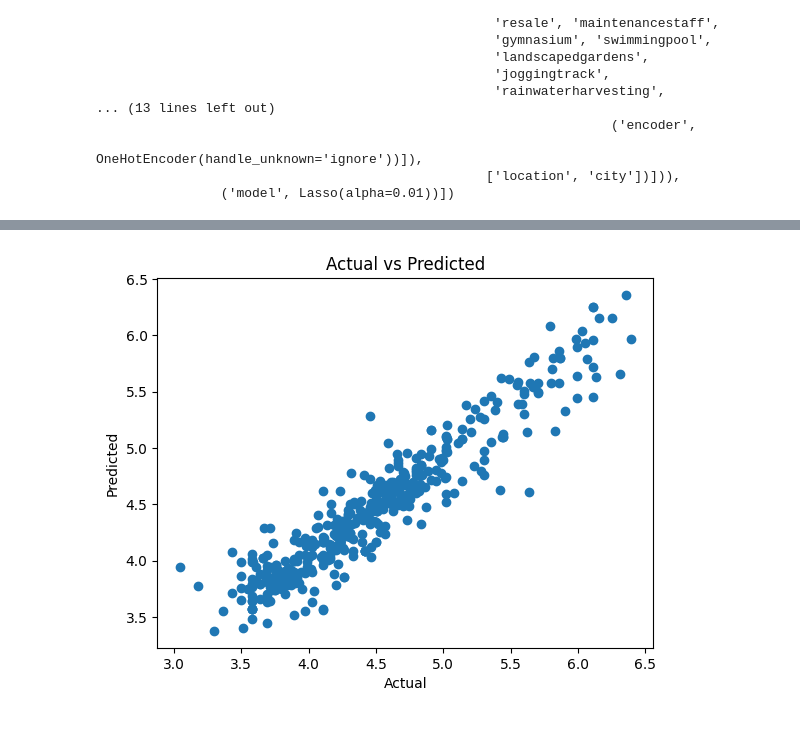
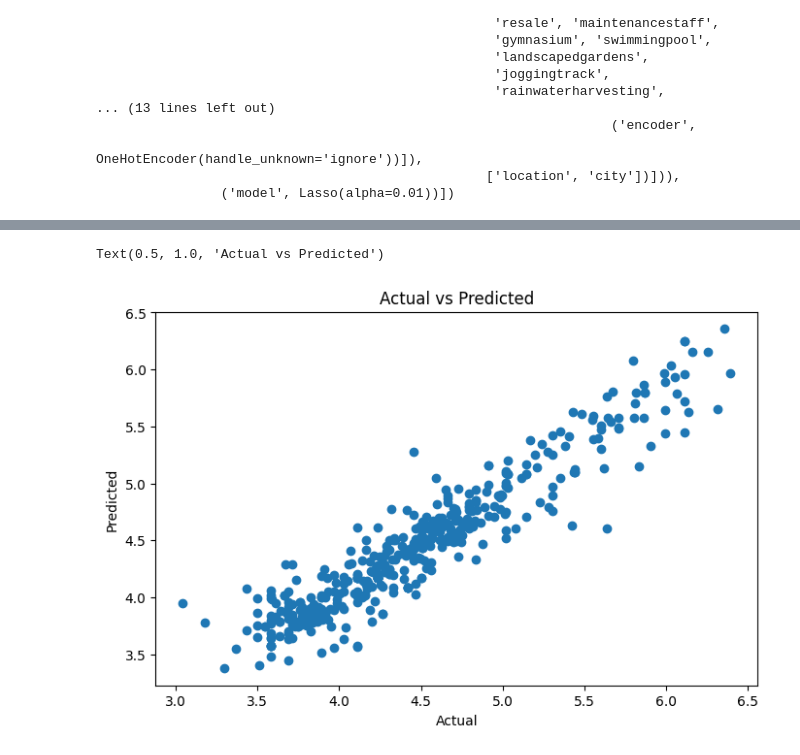
Before and after one commit to MohammedMateen0/Apartment-Price-Predictor, a Jupyter notebook: notebooks/02_linear_models.ipynb, the cells around one changed output, grey strips where cells are left out. Drawn from its saved outputs; the diff is of its cells as text; code cells hidden in the pictures; blank space fills up the shorter version.

```diff
--- a/notebooks/02_linear_models.ipynb
+++ b/notebooks/02_linear_models.ipynb
@@ -60,2 +33,0 @@ df=df[df['City']=="Hyderabad"]
-# %%
-df=df.reset_index(drop=True)
@@ -319,7 +88,7 @@ preprocessor=ColumnTransformer([
     (
         'num',
         numeric_transformer,
-        numeric_features
+        numerical_features
 
     ),
     (
@@ -422,28 +191,35 @@ Pipeline(steps=[('preprocessor',
                                                   ['location', 'city'])])),
                 ('model', Lasso(alpha=0.01))])
 # %%
-def evaluate_model(model,X_test,y_test):
-    preds=model.predict(X_test)
-    rmse=np.sqrt(
-        mean_absolute_error(
+def evaluate_model(model, X_test, y_test):
+
+    preds = model.predict(X_test)
+
+    rmse = np.sqrt(
+        mean_squared_error(
             y_test,
             preds
         )
     )
-    mae=mean_absolute_error(
+
+    mae = mean_absolute_error(
         y_test,
         preds
     )
-    r2=r2_score(
+
+    r2 = r2_score(
         y_test,
         preds
     )
-    print(f'''RMSE:{rmse}
-MAE:{mae}
-R^2:{r2}''')
-    return preds
+
+    return {
+        "RMSE": rmse,
+        "MAE": mae,
+        "R2": r2,
+        "predictions": preds
+    }
 # %%
-lr_pred=evaluate_model(
+lr_results=evaluate_model(
     lr_pipline,
     X_test,
     y_test
@@ -518,13 +310,22 @@ plt.show()
 # %%
-plt.Figure(figsize=(8,5))
+plt.figure(figsize=(8,5))
+
 plt.scatter(
     y_test,
-    lr_pred
+    lr_results["predictions"]
 )
+
 plt.xlabel("Actual")
 plt.ylabel("Predicted")
+
 plt.title("Actual vs Predicted")
+plt.savefig(
+    "../images/actual_vs_predicted.png",
+    bbox_inches="tight"
+)
+
 plt.show()
 # %% [output]
+Text(0.5, 1.0, 'Actual vs Predicted')
-[figure, old version]
+[figure, new version]
 # %%
```
Also changed, not shown: parts of 47 cells of this notebook, 10 other files.
